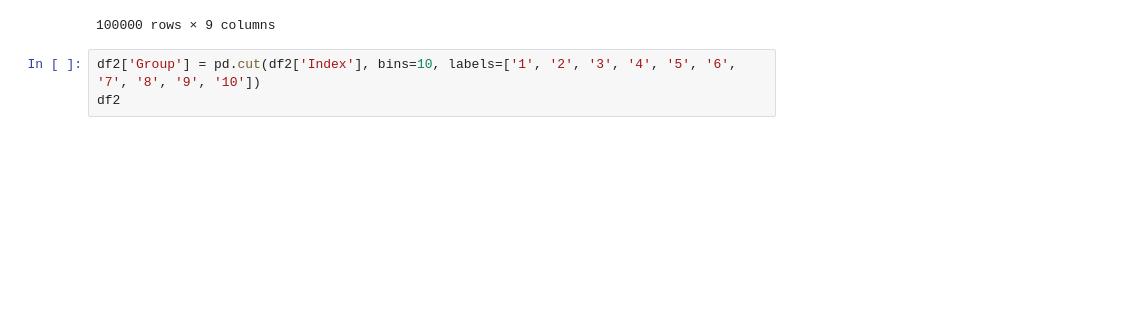
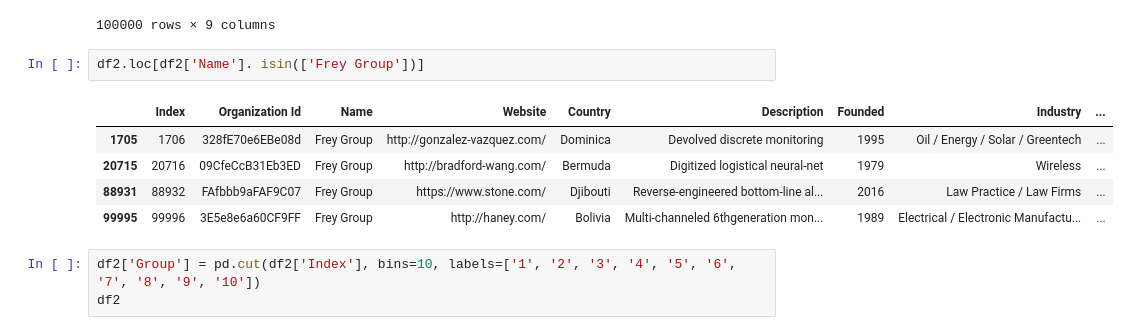
Before and after one commit to MOMIV/DE_T4.4.2, a Jupyter notebook: T4.4.2.ipynb, the cells around one changed output. Cells and saved outputs as stored; diff of their text form; blank space fills up the shorter version.

```diff
--- a/T4.4.2.ipynb
+++ b/T4.4.2.ipynb
@@ -108,6 +106,14 @@ df2
 | 99998 | 99999 | c58E390b3dd61a5 | Martinez PLC | https://www.glass.biz/ | Belarus | Front-line responsive flexibility | 2012 | Wine / Spirits | ... |
 | 99999 | 100000 | 14ab658Ad57Fcfd | Esparza Inc | https://thomas.info/ | Netherlands Antilles | Customizable secondary adapter | 2018 | Textiles | ... |
 100000 rows × 9 columns
+# %%
+df2.loc[df2['Name']. isin(['Frey Group'])]
+# %% [output]
+|  | Index | Organization Id | Name | Website | Country | Description | Founded | Industry | ... |
+| 1705 | 1706 | 328fE70e6EBe08d | Frey Group | http://gonzalez-vazquez.com/ | Dominica | Devolved discrete monitoring | 1995 | Oil / Energy / Solar / Greentech | ... |
+| 20715 | 20716 | 09CfeCcB31Eb3ED | Frey Group | http://bradford-wang.com/ | Bermuda | Digitized logistical neural-net | 1979 | Wireless | ... |
+| 88931 | 88932 | FAfbbb9aFAF9C07 | Frey Group | https://www.stone.com/ | Djibouti | Reverse-engineered bottom-line al... | 2016 | Law Practice / Law Firms | ... |
+| 99995 | 99996 | 3E5e8e6a60CF9FF | Frey Group | http://haney.com/ | Bolivia | Multi-channeled 6thgeneration mon... | 1989 | Electrical / Electronic Manufactu... | ... |
 # %%
 df2['Group'] = pd.cut(df2['Index'], bins=10, labels=['1', '2', '3', '4', '5', '6', '7', '8', '9', '10'])
 df2
```
Also changed, not shown: parts of 5 cells of this notebook, 3 other files.
